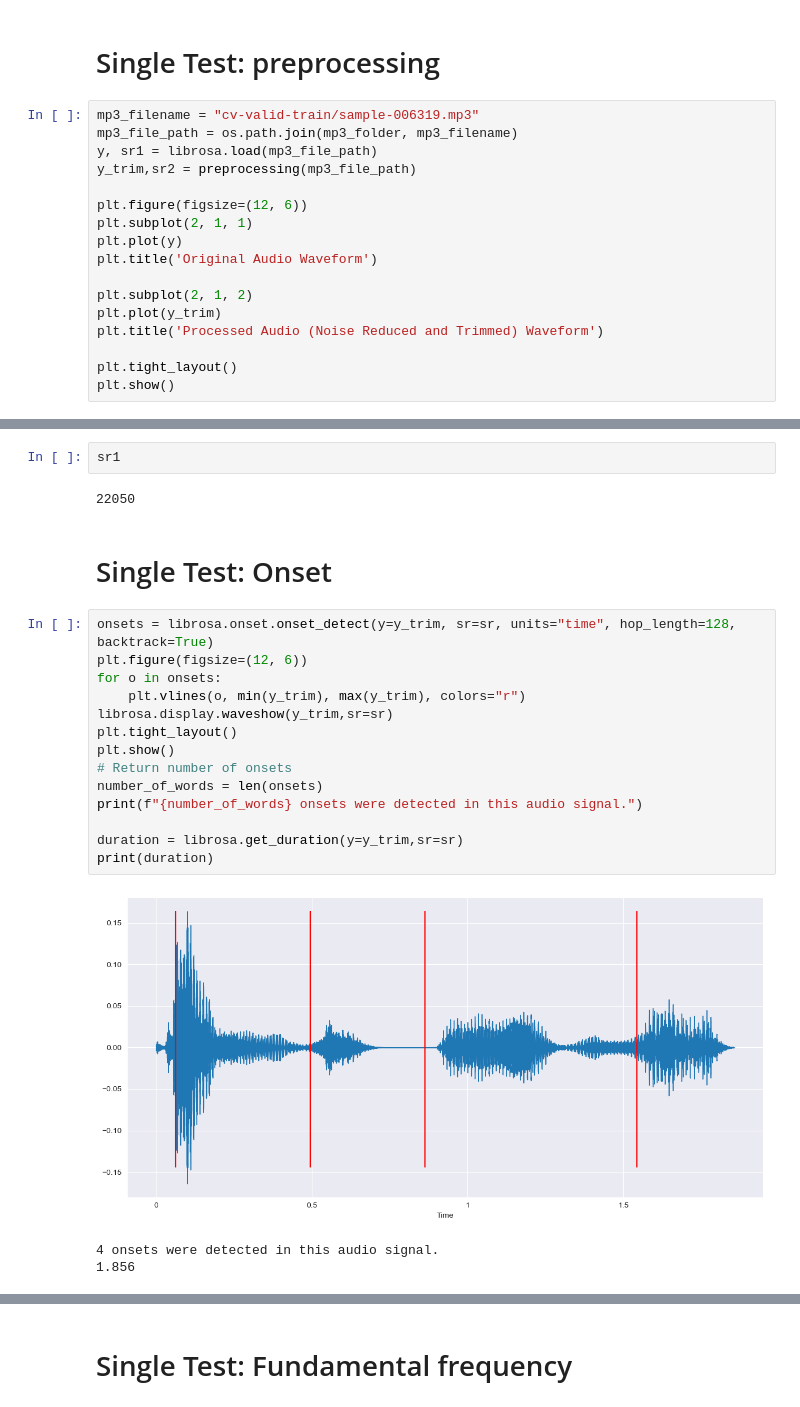
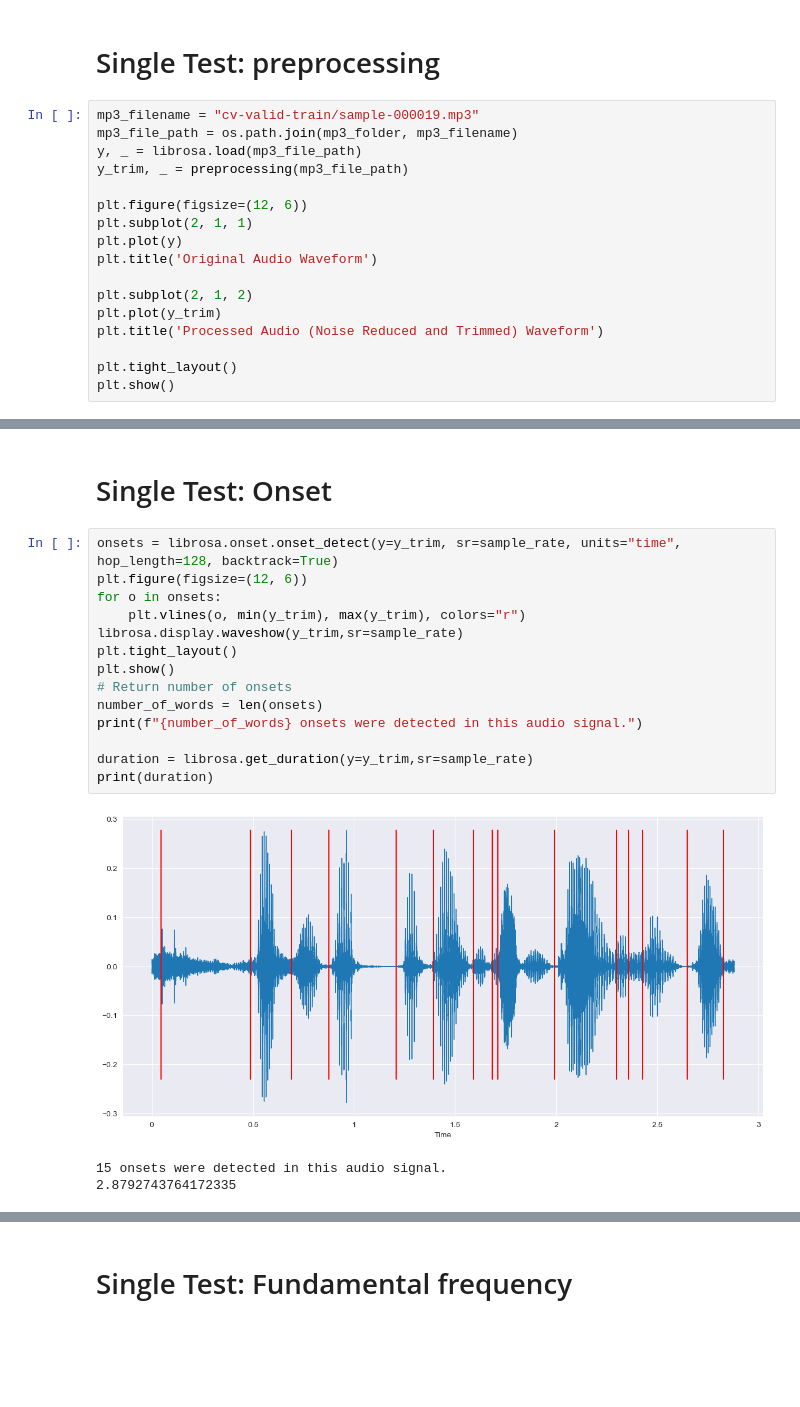
Before and after one commit to shenchris/un2015, a Jupyter notebook: un2015.ipynb, the cells around one changed output, grey strips where cells are left out. Drawn from its saved outputs; the diff is of its cells as text; blank space fills up the shorter version.

```diff
--- a/un2015.ipynb
+++ b/un2015.ipynb
@@ -745,10 +771,10 @@ best_clf.score(X_test, y_test)
 # %% [markdown]
 # Single Test: preprocessing
 # %%
-mp3_filename = "cv-valid-train/sample-006319.mp3"
+mp3_filename = "cv-valid-train/sample-000019.mp3"
 mp3_file_path = os.path.join(mp3_folder, mp3_filename)
-y, sr1 = librosa.load(mp3_file_path)
-y_trim,sr2 = preprocessing(mp3_file_path)
+y, _ = librosa.load(mp3_file_path)
+y_trim, _ = preprocessing(mp3_file_path)
 
 plt.figure(figsize=(12, 6))
 plt.subplot(2, 1, 1)
@@ -766,24 +792,20 @@ plt.show()
-# %%
-sr1
-# %% [output]
-22050
 # %% [markdown]
 # Single Test: Onset
 # %%
-onsets = librosa.onset.onset_detect(y=y_trim, sr=sr, units="time", hop_length=128, backtrack=True)
+onsets = librosa.onset.onset_detect(y=y_trim, sr=sample_rate, units="time", hop_length=128, backtrack=True)
 plt.figure(figsize=(12, 6))
 for o in onsets:
     plt.vlines(o, min(y_trim), max(y_trim), colors="r")
-librosa.display.waveshow(y_trim,sr=sr)
+librosa.display.waveshow(y_trim,sr=sample_rate)
 plt.tight_layout()
 plt.show()
 # Return number of onsets
 number_of_words = len(onsets)
 print(f"{number_of_words} onsets were detected in this audio signal.")
 
-duration = librosa.get_duration(y=y_trim,sr=sr)
+duration = librosa.get_duration(y=y_trim,sr=sample_rate)
 print(duration)
 # %% [output]
-[figure, old version]
+[figure, new version]
-4 onsets were detected in this audio signal.
-1.856
+15 onsets were detected in this audio signal.
+2.8792743764172335
```
Also changed, not shown: parts of 10 cells of this notebook.
